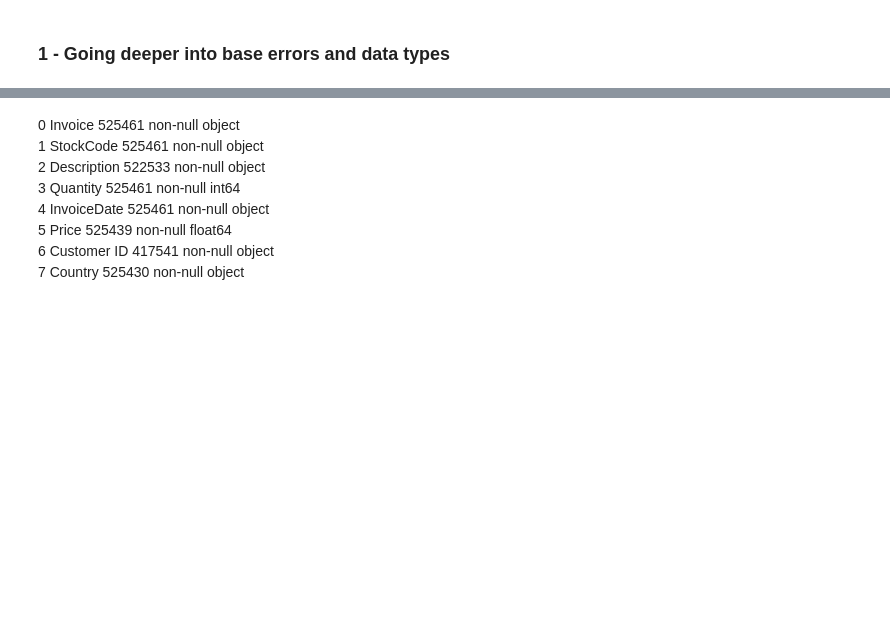
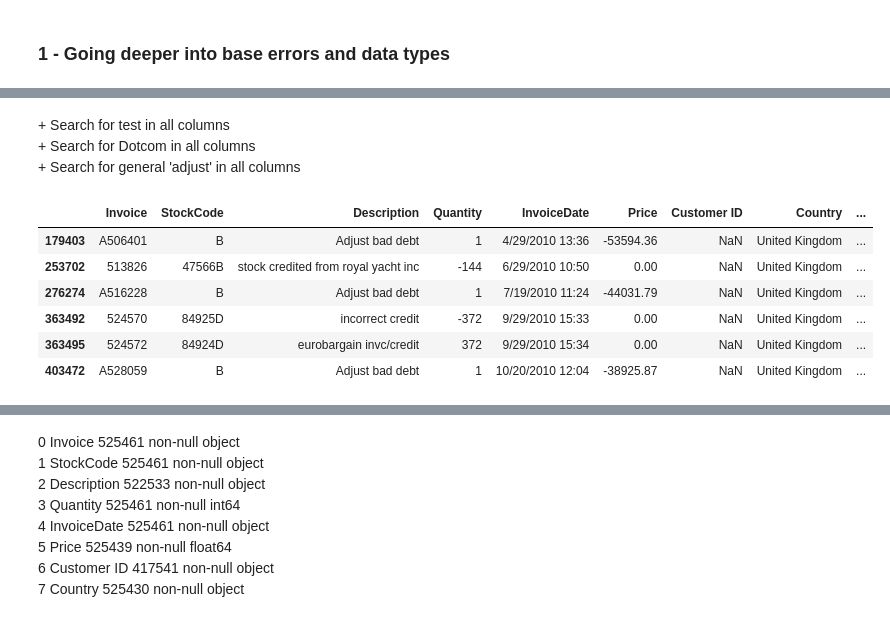
Before and after one commit to MathCouple/betsson_group, a Jupyter notebook: solution.ipynb, the cells around one changed output, grey strips where cells are left out. Cells and saved outputs as stored; diff of their text form; code cells hidden in the pictures; blank space fills up the shorter version.

```diff
--- a/solution.ipynb
+++ b/solution.ipynb
@@ -438,0 +414,3 @@ bg_logger.info('Old memory usage: %.2f MB x New memory usage: %.2f MB', format_b
+# %%
+# checking values that are less than or equal to 0
+non_and_zero_prices_df = retails_df_stage_I.query("Price <= 0")
@@ -438,0 +455,13 @@ bg_logger.info('Old memory usage: %.2f MB x New memory usage: %.2f MB', format_b
+# %%
+# checking values that are greater than 0
+possile_effective_sales = retails_df_stage_I.query("Price > 0")
+# %%
+# checking possible obvious returns
+possible_product_returns = non_and_zero_prices_df.merge(
+    possile_effective_sales,
+    on=['Invoice', 'StockCode'],
+    suffixes=('_return', '_sale')
+)
+
+possible_effective_sales = None
+del possible_effective_sales
@@ -438,0 +494,9 @@ bg_logger.info('Old memory usage: %.2f MB x New memory usage: %.2f MB', format_b
+# %%
+# flag possible returns
+retails_df_stage_I['possible_product_return'] = retails_df_stage_I.apply(
+    lambda x: 1 if x['Invoice'] in possible_product_returns['Invoice'].values else 0,
+    axis=1
+)
+
+possible_product_returns = None
+del possible_product_returns
@@ -438,0 +512,16 @@ bg_logger.info('Old memory usage: %.2f MB x New memory usage: %.2f MB', format_b
+# %% [markdown]
+\+  Search for test in all columns
+\+  Search for Dotcom in all columns
+\+  Search for general 'adjust' in all columns
+# %%
+# understanding adjust pattern related to price debs/fees/credit, etc
+pattern = r'adjust | fee |credit|debit'
+retails_df_stage_I[retails_df_stage_I['Description'].str.contains(pattern, na=False, regex=True, case=False)]
+# %% [output]
+|  | Invoice | StockCode | Description | Quantity | InvoiceDate | Price | Customer ID | Country | ... |
+| 179403 | A506401 | B | Adjust bad debt | 1 | 4/29/2010 13:36 | -53594.36 | NaN | United Kingdom | ... |
+| 253702 | 513826 | 47566B | stock credited from royal yacht inc | -144 | 6/29/2010 10:50 | 0.00 | NaN | United Kingdom | ... |
+| 276274 | A516228 | B | Adjust bad debt | 1 | 7/19/2010 11:24 | -44031.79 | NaN | United Kingdom | ... |
+| 363492 | 524570 | 84925D | incorrect credit | -372 | 9/29/2010 15:33 | 0.00 | NaN | United Kingdom | ... |
+| 363495 | 524572 | 84924D | eurobargain invc/credit | 372 | 9/29/2010 15:34 | 0.00 | NaN | United Kingdom | ... |
+| 403472 | A528059 | B | Adjust bad debt | 1 | 10/20/2010 12:04 | -38925.87 | NaN | United Kingdom | ... |
```
Also changed, not shown: parts of 104 cells of this notebook.
